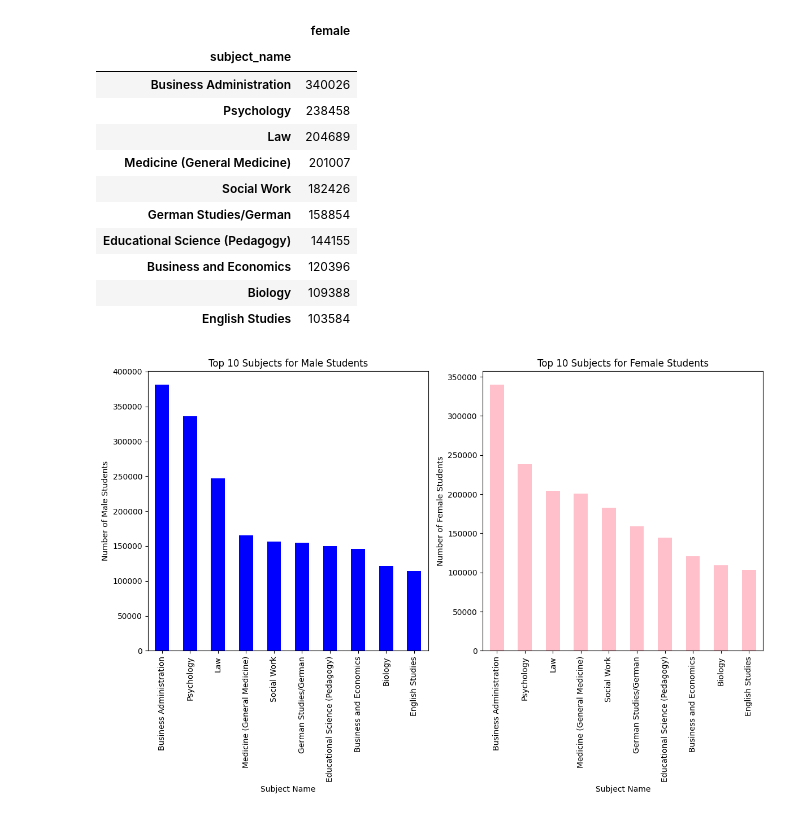
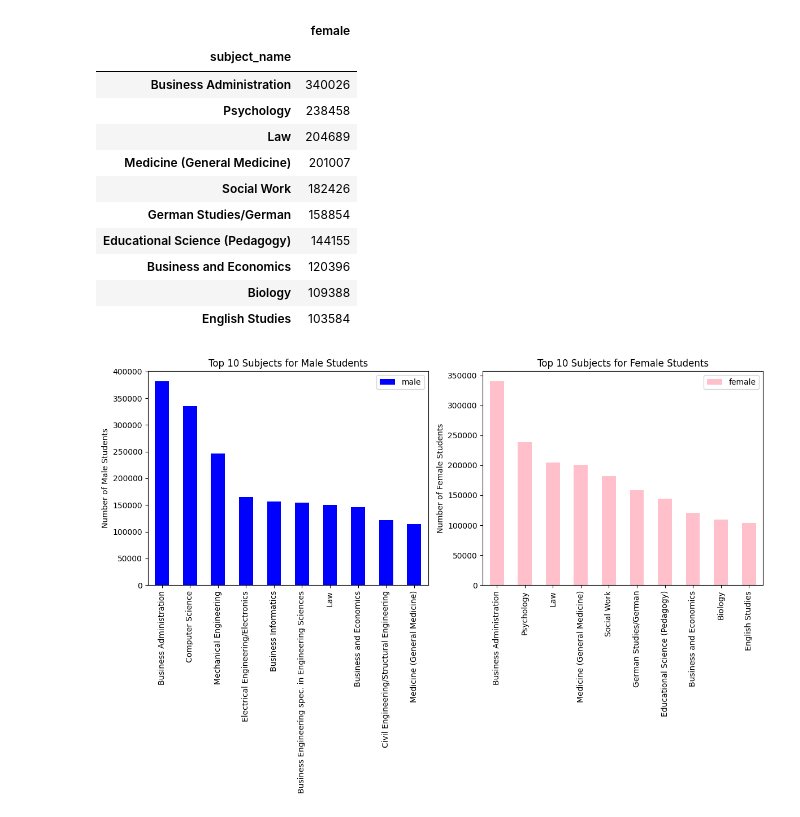
Before and after one commit to lam1aa/RSE-Student-Subject, a Jupyter notebook: src/EDA.ipynb, the cells around one changed output. Cells and saved outputs as stored; diff of their text form; code cells hidden in the pictures.

Commit message:
fixed plot issue for rq-5, added explanations

```diff
--- a/src/EDA.ipynb
+++ b/src/EDA.ipynb
@@ -243,21 +245,27 @@ display(top_female_subjects_df)
 | Business and Economics | 120396 |
 | Biology | 109388 |
 | English Studies | 103584 |
-# %%
-# Create plots
-fig, axes = plt.subplots(nrows=1, ncols=2, figsize=(12, 8), sharex=True)
-
-top_male_subjects.plot(kind='bar', ax=axes[0], color='blue')
-axes[0].set_title('Top 10 Subjects for Male Students')
-axes[0].set_ylabel('Number of Male Students')
-axes[0].set_xlabel('Subject Name')
-
-top_female_subjects.plot(kind='bar', ax=axes[1], color='pink')
-axes[1].set_title('Top 10 Subjects for Female Students')
-axes[1].set_ylabel('Number of Female Students')
-axes[1].set_xlabel('Subject Name')
-
-plt.tight_layout()
-plt.show()
-# %% [output]
-[figure, removed]
+# %%
+# Create plots
+fig, axes = plt.subplots(nrows=1, ncols=2, figsize=(12, 8))
+
+# Plot for Male Students
+top_male_subjects_df.plot(kind='bar', ax=axes[0], color='blue')
+axes[0].set_title('Top 10 Subjects for Male Students')
+axes[0].set_ylabel('Number of Male Students')
+axes[0].set_xlabel('')
+axes[0].set_xticks(range(len(top_male_subjects_df)))
+axes[0].set_xticklabels(top_male_subjects_df.index, rotation=90)
+
+# Plot for Female Students
+top_female_subjects_df.plot(kind='bar', ax=axes[1], color='pink')
+axes[1].set_title('Top 10 Subjects for Female Students')
+axes[1].set_ylabel('Number of Female Students')
+axes[1].set_xlabel('')
+axes[1].set_xticks(range(len(top_female_subjects_df)))
+axes[1].set_xticklabels(top_female_subjects_df.index, rotation=90)
+
+plt.tight_layout()
+plt.show()
+# %% [output]
+[figure, added]
```
Also changed, not shown: parts of 8 cells of this notebook, 1 other file.
